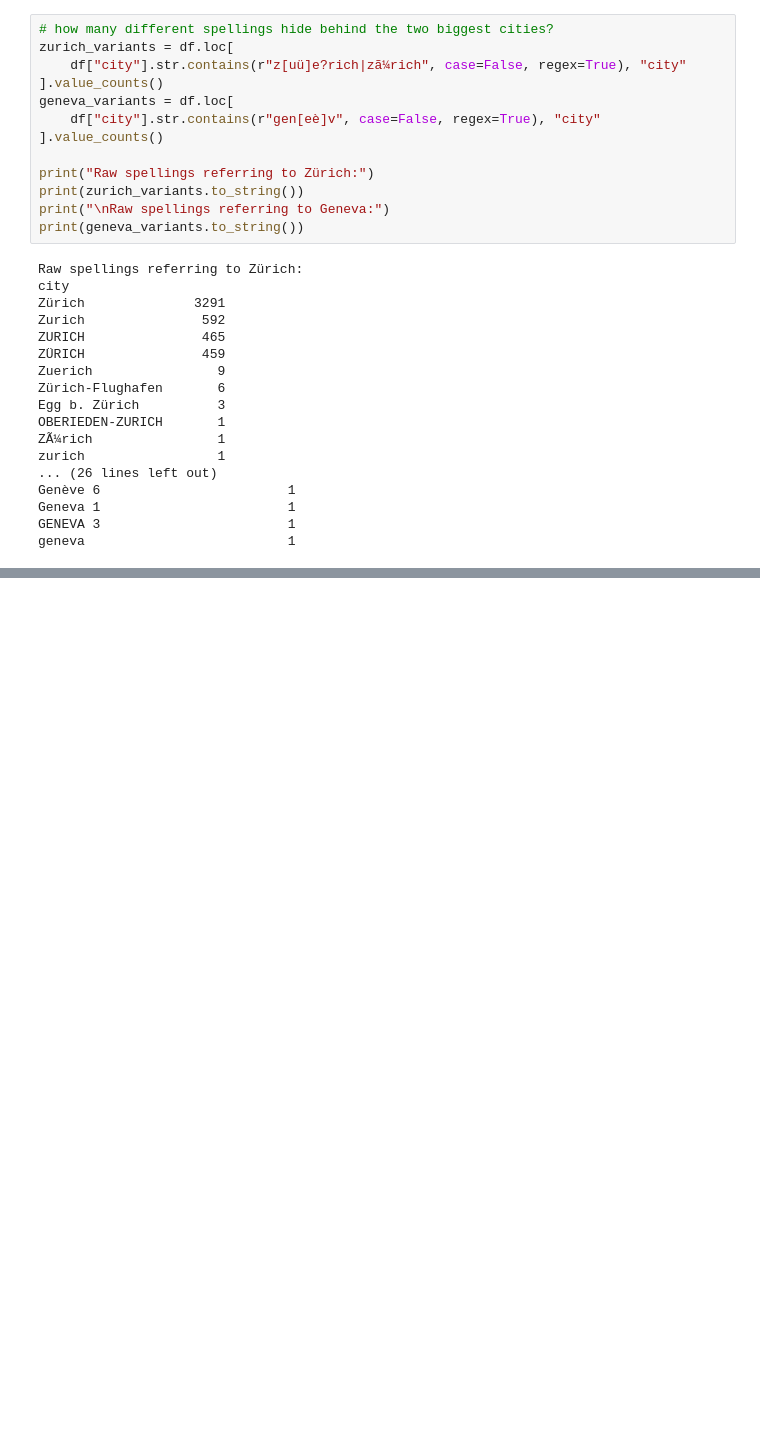
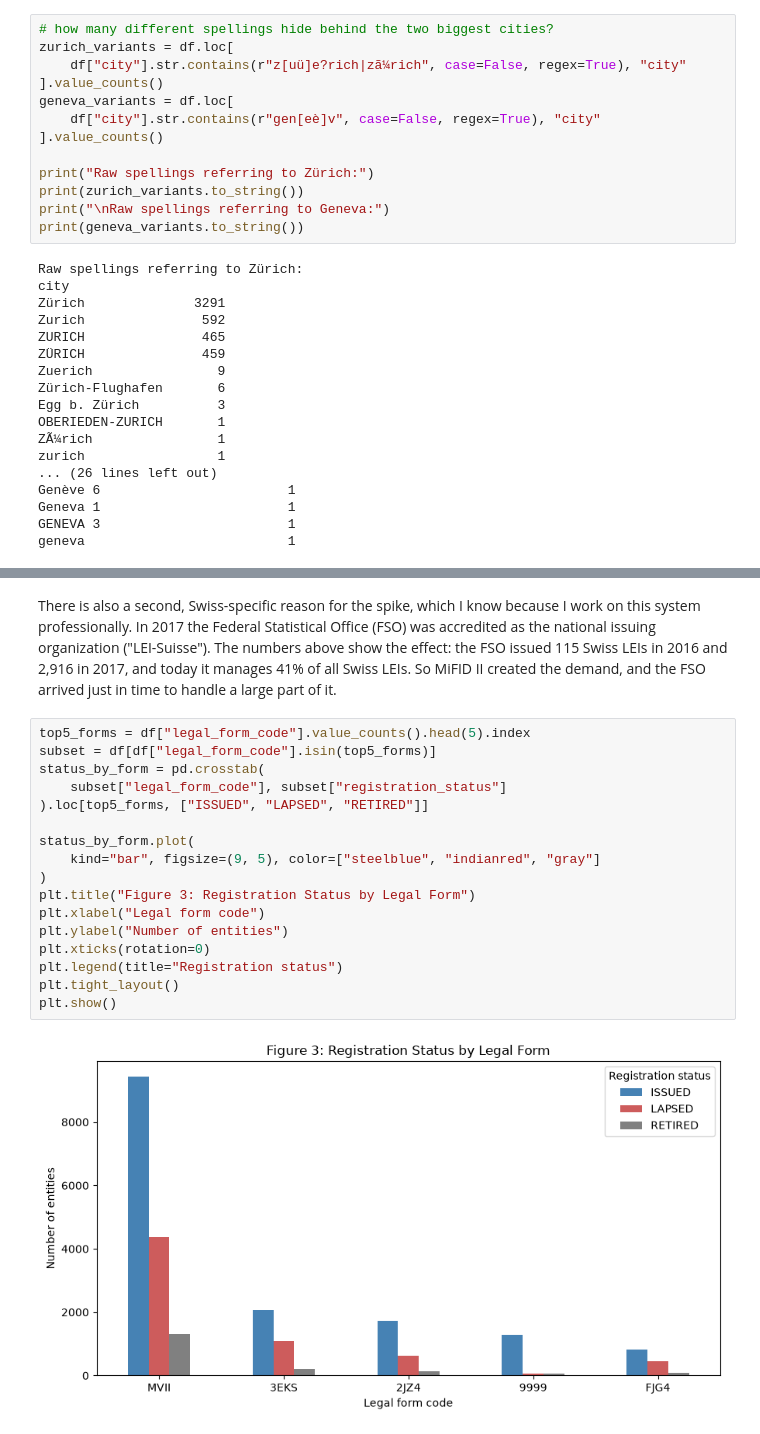
Before and after one commit to mauroreverberi/ai-programming-foundations-project, a Jupyter notebook: data_workflow.ipynb, the cells around one changed output, grey strips where cells are left out. Saved outputs shown, nothing was run; the diff lists cells and outputs as text; blank space fills up the shorter version.

```diff
--- a/data_workflow.ipynb
+++ b/data_workflow.ipynb
@@ -334,0 +405,27 @@ encoding error and not something I expected in a regulated registry.
+# %% [markdown]
+There is also a second, Swiss-specific reason for the spike, which I know
+because I work on this system professionally. In 2017 the Federal
+Statistical Office (FSO) was accredited as the national issuing
+organization ("LEI-Suisse"). The numbers above show the effect: the FSO
+issued 115 Swiss LEIs in 2016 and 2,916 in 2017, and today it manages 41%
+of all Swiss LEIs. So MiFID II created the demand, and the FSO arrived
+just in time to handle a large part of it.
+# %%
+top5_forms = df["legal_form_code"].value_counts().head(5).index
+subset = df[df["legal_form_code"].isin(top5_forms)]
+status_by_form = pd.crosstab(
+    subset["legal_form_code"], subset["registration_status"]
+).loc[top5_forms, ["ISSUED", "LAPSED", "RETIRED"]]
+
+status_by_form.plot(
+    kind="bar", figsize=(9, 5), color=["steelblue", "indianred", "gray"]
+)
+plt.title("Figure 3: Registration Status by Legal Form")
+plt.xlabel("Legal form code")
+plt.ylabel("Number of entities")
+plt.xticks(rotation=0)
+plt.legend(title="Registration status")
+plt.tight_layout()
+plt.show()
+# %% [output]
+[figure, added]
```
Also changed, not shown: parts of 9 cells of this notebook.
